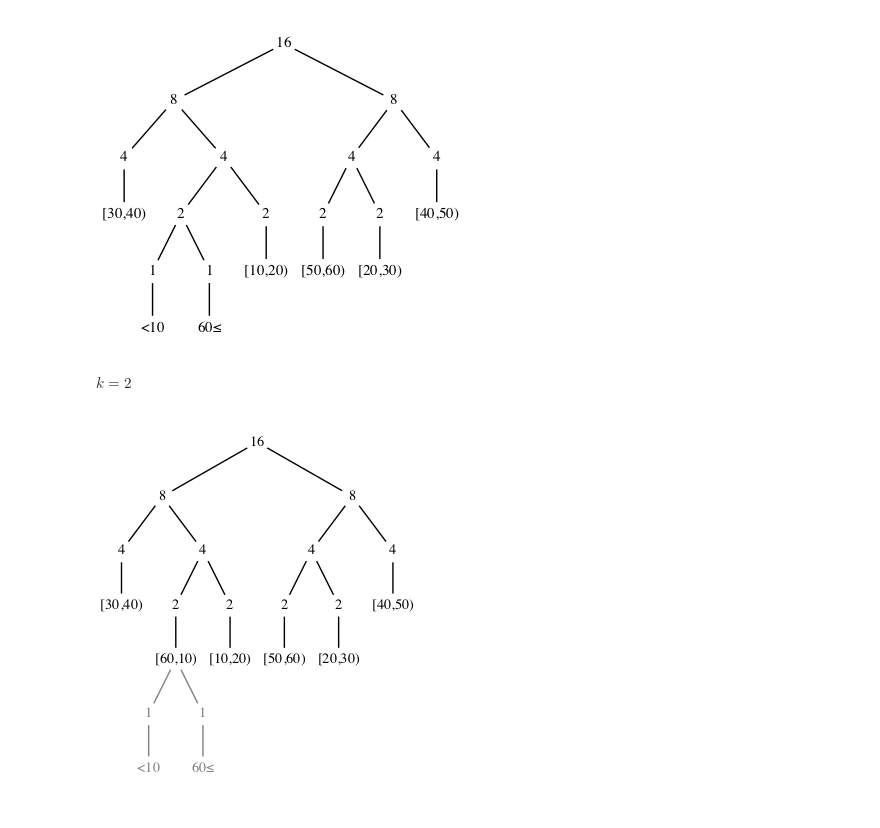
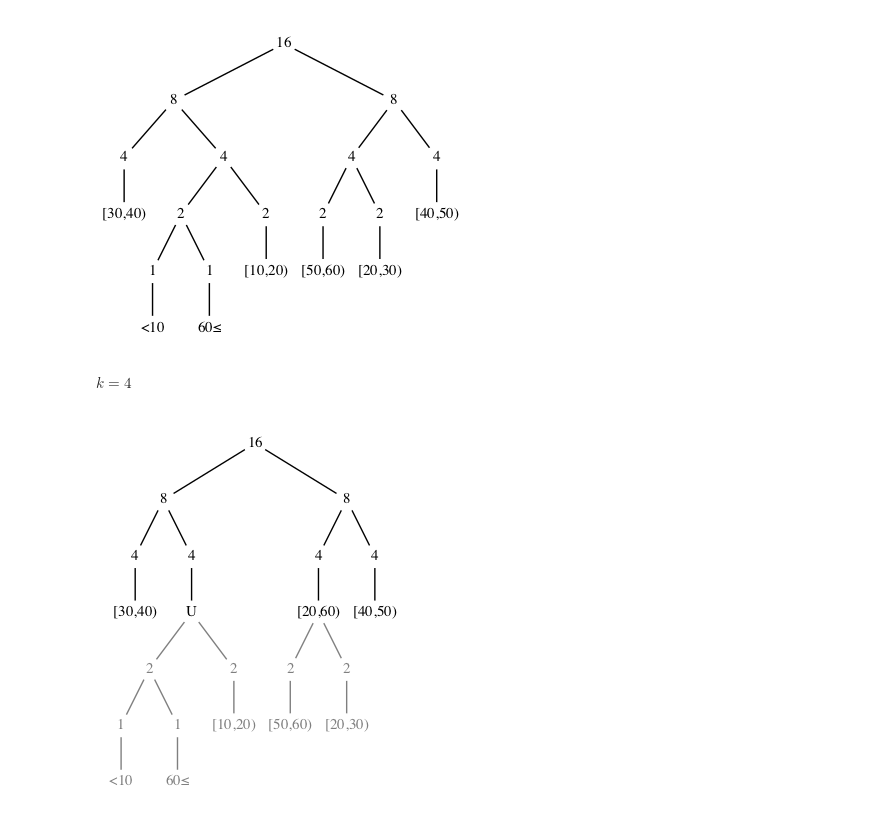
Before and after one commit to oisdk/IHaskell, a Jupyter notebook: notebooks/Privacy.ipynb, the cells around one changed output. Cells and saved outputs as stored; diff of their text form; code cells hidden in the pictures.

```diff
--- a/notebooks/Privacy.ipynb
+++ b/notebooks/Privacy.ipynb
@@ -237,41 +237,41 @@ import           IHaskell.Display          (IHaskellDisplay(display)
                                            ,latex,Display(ManyDisplay))
 import qualified Data.Tree                 as Tree
 import           Data.Semigroup            (Semigroup(..))
-import           Data.Foldable             (fold)
+import           Data.Semigroup.Foldable   (fold1)
 
 data PrivateHuffman a
     = PrivateHuffman
     { kval :: Int
     , tree :: Tree a
     }
 
-instance (Show a, Monoid a) => IHaskellDisplay (PrivateHuffman a) where
+instance (Show a, Semigroup a) => IHaskellDisplay (PrivateHuffman a) where
     display (PrivateHuffman k tr) =
         fmap (Display [ latex ("$k = " ++ show k ++ "$") ] <>)
                     ((display . diagram . bg white . fblEx . toTree False) tr)
       where
         size (Leaf i _) = i
         size (Node i _ _) = i
         toTree _ (Leaf i x) = Tree.Node (i < k, show i) [Tree.Node (i < k, show x) []]
         toTree False (Node i l r)
           | size l >= k && size r >= k =
                Tree.Node (i < k, show i) [toTree False l, toTree False r]
           | otherwise =
               Tree.Node (i < k, show i)
-                  [ Tree.Node (i < k, show (fold l `mappend` fold r))
+                  [ Tree.Node (i < k, show (fold1 l <> fold1 r))
                         [ toTree True l, toTree True r ] ]
         toTree True (Node i l r) = Tree.Node (True,show i) [toTree True l, toTree True r]
 
         fblEx t' =
             renderTree'
                 (\(b,n) -> text n # fontSizeL 0.2 # maybeOp b
                         <> circle 0.2 # fc white # lc white)
                 (\((lb,_),ll) ((rb,_),rr) -> maybeOp (lb||rb) (ll ~~ rr))
                 (symmLayout t') # centerXY # pad 1.1
         maybeOp False = id
         maybeOp True  = opacity 0.5
 
-PrivateHuffman 2 (buildHuffman (fromFrequencies ages))
+PrivateHuffman 4 (buildHuffman (fromFrequencies ages))
 # %% [output]
-$k = 2$
+$k = 4$
-[figure, old version]
+[figure, new version]
```
Also changed, not shown: parts of 5 cells of this notebook, 6 other files.
